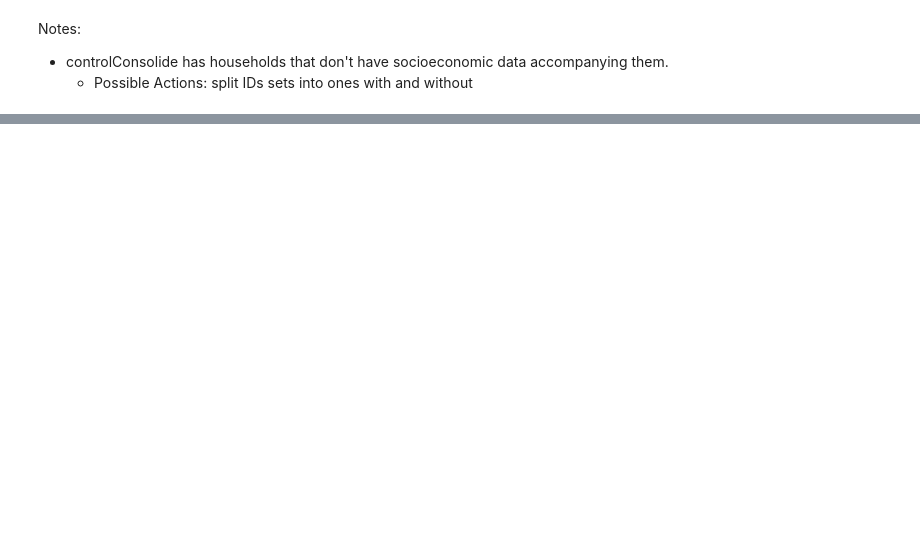
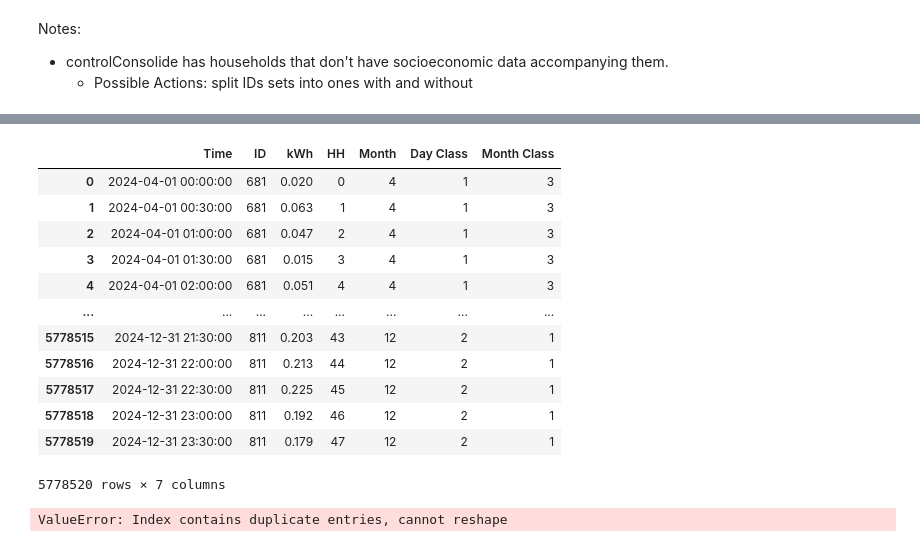
Before and after one commit to guri99uy/ST498_CAPSTONE, a Jupyter notebook: Notebooks/FLASH.ipynb, the cells around one changed output, grey strips where cells are left out. Cells and saved outputs as stored; diff of their text form; code cells hidden in the pictures; blank space fills up the shorter version.

Commit message:
cleaning flash compare with old work

```diff
--- a/Notebooks/FLASH.ipynb
+++ b/Notebooks/FLASH.ipynb
@@ -315,0 +336,45 @@ revised
+# %%
+cleaned = df_control_Consolide.rename(columns=id_dict)
+for i in cleaned.columns:
+    if type(i) == 'str' and len(i) > 10:
+        cleaned.drop(columns=i)
+    if np.isnan(cleaned[i]).sum() > 0:
+        cleaned.drop(columns=i)
+
+# cleaned = cleaned.drop(columns='Time')
+# %%
+flash = pd.melt(cleaned, id_vars='Time', var_name='ID', value_name='kWh')
+
+
+# adding HH interval
+hh = (flash['Time'].dt.hour * 2 + (flash['Time'].dt.minute >= 30).astype(int))
+flash.insert(3,'HH',hh)
+# adding month
+month = flash['Time'].dt.month
+flash.insert(4,'Month',month)
+# adding day class
+day_class = flash['Time'].dt.weekday.apply(get_day_class)
+flash.insert(5, 'Day Class', day_class)
+# adding month class
+month_class = flash['Time'].dt.month.apply(get_month_class)
+flash.insert(6, 'Month Class', month_class)
+# %%
+flash
+# %% [output]
+|  | Time | ID | kWh | HH | Month | Day Class | Month Class |
+| 0 | 2024-04-01 00:00:00 | 681 | 0.020 | 0 | 4 | 1 | 3 |
+| 1 | 2024-04-01 00:30:00 | 681 | 0.063 | 1 | 4 | 1 | 3 |
+| 2 | 2024-04-01 01:00:00 | 681 | 0.047 | 2 | 4 | 1 | 3 |
+| 3 | 2024-04-01 01:30:00 | 681 | 0.015 | 3 | 4 | 1 | 3 |
+| 4 | 2024-04-01 02:00:00 | 681 | 0.051 | 4 | 4 | 1 | 3 |
+| ... | ... | ... | ... | ... | ... | ... | ... |
+| 5778515 | 2024-12-31 21:30:00 | 811 | 0.203 | 43 | 12 | 2 | 1 |
+| 5778516 | 2024-12-31 22:00:00 | 811 | 0.213 | 44 | 12 | 2 | 1 |
+| 5778517 | 2024-12-31 22:30:00 | 811 | 0.225 | 45 | 12 | 2 | 1 |
+| 5778518 | 2024-12-31 23:00:00 | 811 | 0.192 | 46 | 12 | 2 | 1 |
+| 5778519 | 2024-12-31 23:30:00 | 811 | 0.179 | 47 | 12 | 2 | 1 |
+5778520 rows × 7 columns
+# %%
+flash.pivot(index='ID', columns='HH', values='kWh')
+# %% [output]
+ValueError: Index contains duplicate entries, cannot reshape
```
Also changed, not shown: parts of 8 cells of this notebook.
